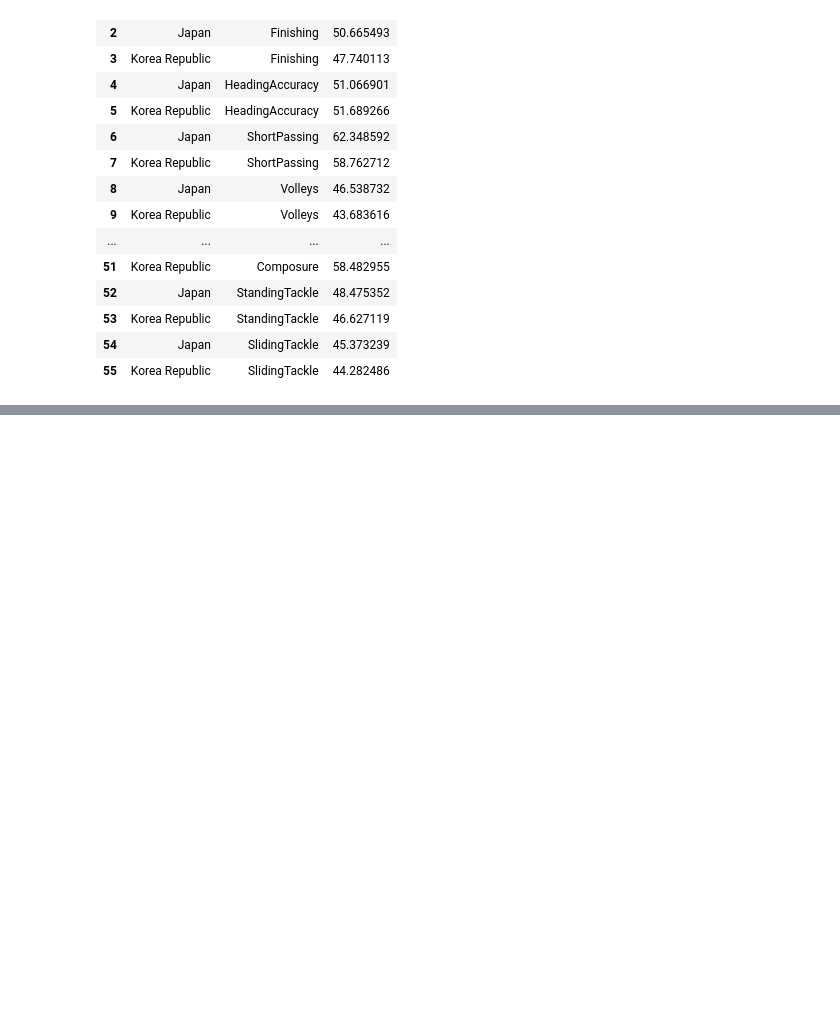
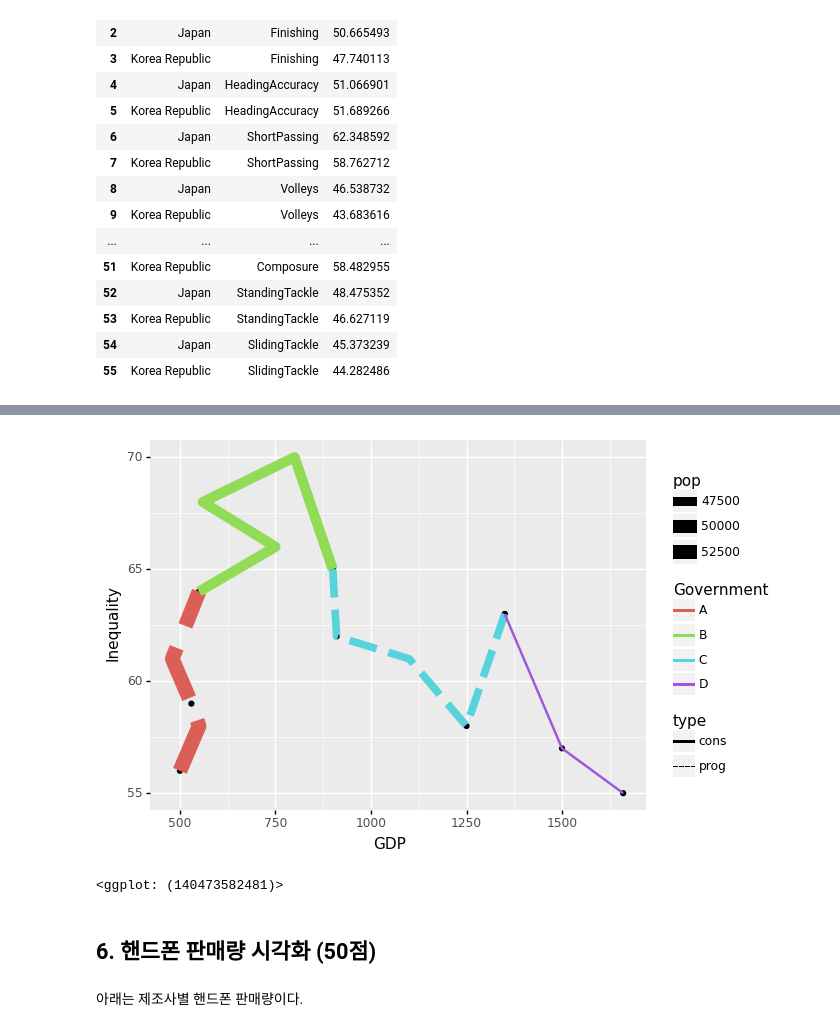
Before and after one commit to hsyliark/GSS-MBA-for-Big-Data, a Jupyter notebook: JBNU_Statistics_Ph.D/3rd semester/데이터시각화특강/기말평가/기말평가 예상문제 답안_ver2.ipynb, the cells around one changed output, grey strips where cells are left out. Cells and saved outputs as stored; diff of their text form; code cells hidden in the pictures; blank space fills up the shorter version.

```diff
--- a/JBNU_Statistics_Ph.D/3rd semester/데이터시각화특강/기말평가/기말평가 예상문제 답안_ver2.ipynb
+++ b/JBNU_Statistics_Ph.D/3rd semester/데이터시각화특강/기말평가/기말평가 예상문제 답안_ver2.ipynb
@@ -644,0 +799,5 @@ fig=fifa22_kj_final.plot.barh(x='value',y='ability',color='Nationality',backend=
+# %%
+df4=pd.read_csv('https://raw.githubusercontent.com/guebin/2021DV/master/_notebooks/gdp_df3.csv',index_col=0)
+# %%
+df5=pd.merge(df3,df4.reset_index().rename(columns={'index':'Government'}))
+df5
@@ -644,0 +822,10 @@ fig=fifa22_kj_final.plot.barh(x='value',y='ability',color='Nationality',backend=
+# %%
+ggplot(df5)+geom_point(aes(x='GDP',y='Inequality'))+\
+geom_path(aes(x='GDP',y='Inequality',size='pop',color='Government',linetype='type'))
+# %% [output]
+[figure, added]
+<ggplot: (140473582481)>
+# %% [markdown]
+## 6. 핸드폰 판매량 시각화 (50점)
+# %% [markdown]
+아래는 제조사별 핸드폰 판매량이다.
```
Also changed, not shown: parts of 54 cells of this notebook, 1 other file.
